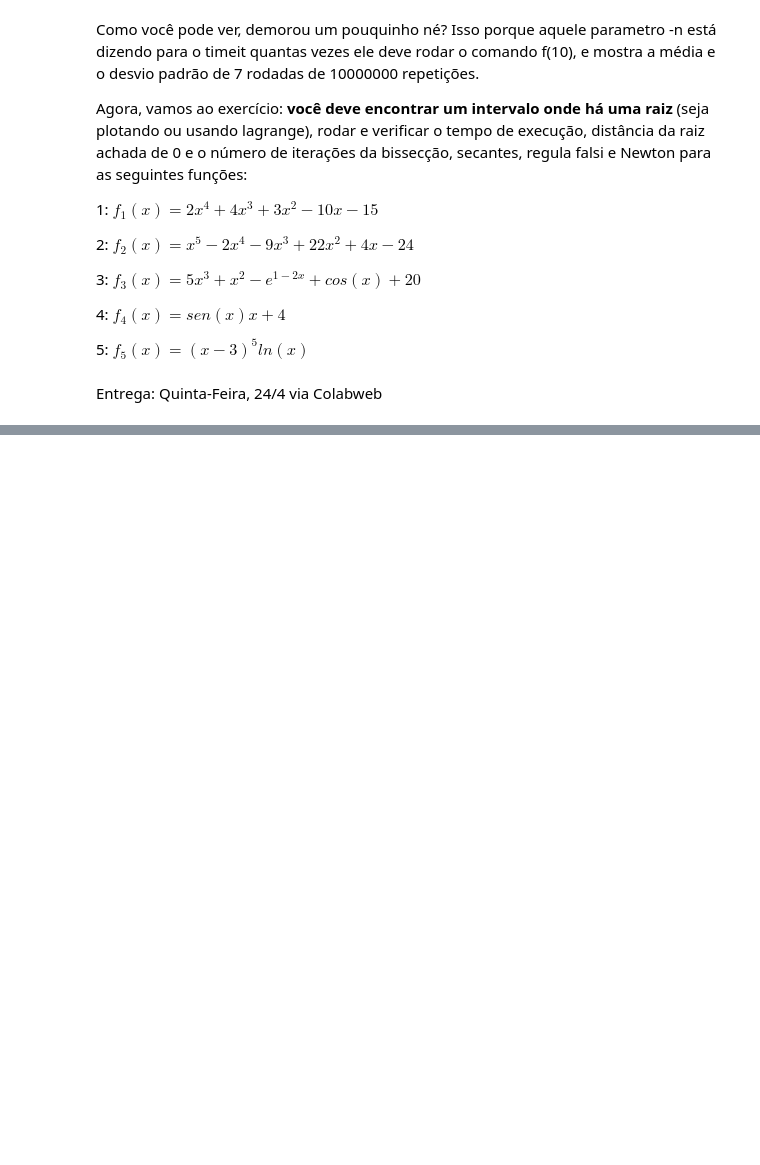
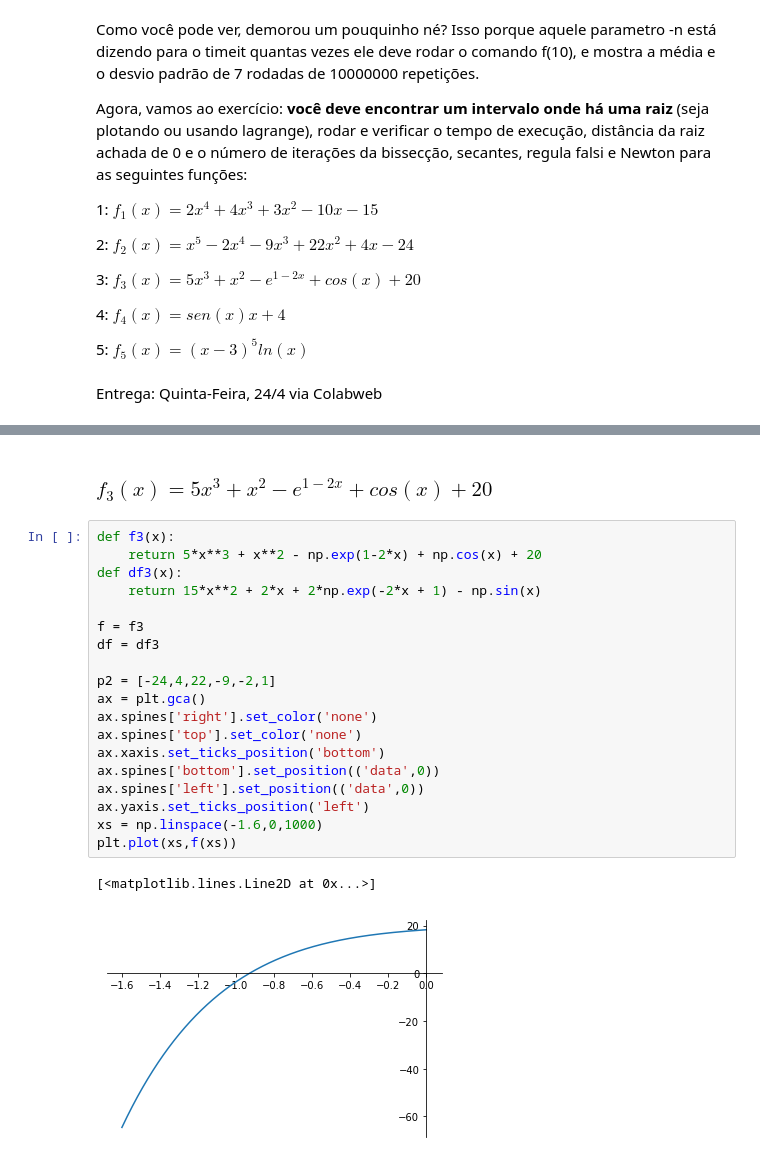
Before and after one commit to nabsonp/ComputacaoNumerica, a Jupyter notebook: Laboratório_2_de_Raízes_de_Equações.ipynb, the cells around one changed output, grey strips where cells are left out. Drawn from its saved outputs; the diff is of its cells as text; blank space fills up the shorter version.

```diff
--- a/Laboratório_2_de_Raízes_de_Equações.ipynb
+++ b/Laboratório_2_de_Raízes_de_Equações.ipynb
@@ -280,0 +436,24 @@ Entrega: Quinta-Feira, 24/4 via Colabweb
+# %% [markdown]
+### $f_3(x) = 5x^3+x^2-e^{1-2x}+cos(x)+20$
+# %%
+def f3(x):
+    return 5*x**3 + x**2 - np.exp(1-2*x) + np.cos(x) + 20
+def df3(x):
+    return 15*x**2 + 2*x + 2*np.exp(-2*x + 1) - np.sin(x)
+
+f = f3
+df = df3
+
+p2 = [-24,4,22,-9,-2,1]
+ax = plt.gca()
+ax.spines['right'].set_color('none')
+ax.spines['top'].set_color('none')
+ax.xaxis.set_ticks_position('bottom')
+ax.spines['bottom'].set_position(('data',0))
+ax.spines['left'].set_position(('data',0))
+ax.yaxis.set_ticks_position('left')
+xs = np.linspace(-1.6,0,1000)
+plt.plot(xs,f(xs))
+# %% [output]
+[<matplotlib.lines.Line2D at 0x...>]
+[figure, added]
```
Also changed, not shown: parts of 34 cells of this notebook.
